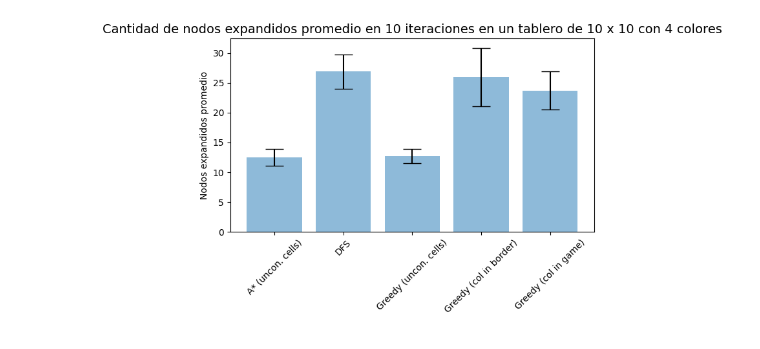
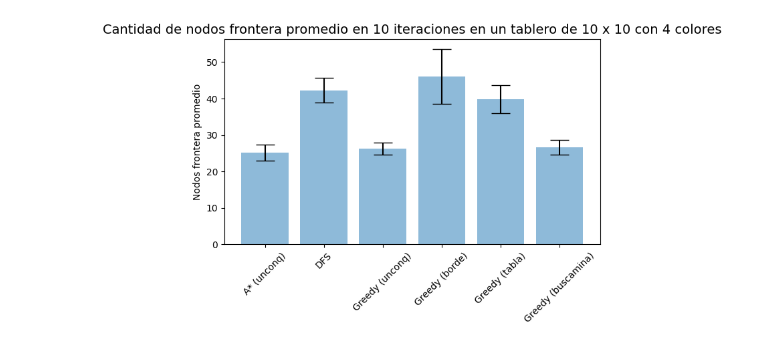
Before and after one commit to ichayer/sia, a Jupyter notebook: tp1/results.ipynb, the cells around one changed output. Saved outputs shown, nothing was run; the diff lists cells and outputs as text; code cells hidden in the pictures.

Commit message:
Fix A* star bug and add final charts

```diff
--- a/tp1/results.ipynb
+++ b/tp1/results.ipynb
@@ -236,6 +361,6 @@ plt.show()
 # %%
 """
-    Este codigo genera el gráfico correspondiente a la cantidad de nodos expandidos por los algoritmos no optimos
+    Este codigo genera el gráfico correspondiente a la cantidad de nodos frontera obtenidos por los algoritmos no optimos
     El cálculo se hace para una cierta cantidad de iteraciones definido en iters
 """
 
@@ -244,6 +369,7 @@ dfs_nodes = []
 greedy_nodes_h1 = []
 greedy_nodes_h2 = []
 greedy_nodes_h3 = []
+greedy_nodes_h4 = []
 
 iters = 10
 
@@ -252,60 +378,62 @@ for i in range(iters):
     fz = new_fillzone_game(grid_size, color_count)
 
     # A*
-    result = a_star_solver(fz, NonAdmissibleHeuristics.amount_of_unconquered_cells)
-    a_star_nodes.append(result.nodes_expanded)
+    result = a_star_solve(fz, NonAdmissibleHeuristics.amount_of_unconquered_cells)
+    a_star_nodes.append(result.border_nodes)
 
     # DFS
     result = dfs_solve(fz)
-    dfs_nodes.append(result.nodes_expanded)
+    dfs_nodes.append(result.border_nodes)
 
-    # Greedy h1
+    # Greedy
     result = greedy_solve(fz, NonAdmissibleHeuristics.amount_of_unconquered_cells)
-    greedy_nodes_h1.append(result.nodes_expanded)
+    greedy_nodes_h1.append(result.border_nodes)
 
-    # Greedy h2
     result = greedy_solve(fz, AdmissibleHeuristics.different_colors_in_border)
-    greedy_nodes_h2.append(result.nodes_expanded)
+    greedy_nodes_h2.append(result.border_nodes)
 
-    # Greedy h3
     result = greedy_solve(fz, AdmissibleHeuristics.different_colors_in_game_minus_one)
-    greedy_nodes_h3.append(result.nodes_expanded)
+    greedy_nodes_h3.append(result.border_nodes)
+
+    result = greedy_solve(fz, AdmissibleHeuristics.buscaminas_distance)
+    greedy_nodes_h4.append(result.border_nodes)
 
 
 # Calculo de la media y desvío estándar para cada método
 a_star_mean = np.mean(a_star_nodes)
 dfs_mean = np.mean(dfs_nodes)
 greedy_mean_h1 = np.mean(greedy_nodes_h1)
 greedy_mean_h2 = np.mean(greedy_nodes_h2)
 greedy_mean_h3 = np.mean(greedy_nodes_h3)
+greedy_mean_h4 = np.mean(greedy_nodes_h4)
 
 a_star_std = np.std(a_star_nodes)
 dfs_std = np.std(dfs_nodes)
 greedy_std_h1 = np.std(greedy_nodes_h1)
 greedy_std_h2 = np.std(greedy_nodes_h2)
 greedy_std_h3 = np.std(greedy_nodes_h3)
+greedy_std_h4 = np.std(greedy_nodes_h4)
 
 # Lista con los valores de tiempo promedio y desvío estándar para cada método
-means = [a_star_mean, dfs_mean, greedy_mean_h1, greedy_mean_h2, greedy_mean_h3]
-stds = [a_star_std, dfs_std, greedy_std_h1, greedy_std_h2, greedy_std_h3]
+means = [a_star_mean, dfs_mean, greedy_mean_h1, greedy_mean_h2, greedy_mean_h3, greedy_mean_h4]
+stds = [a_star_std, dfs_std, greedy_std_h1, greedy_std_h2, greedy_std_h3, greedy_std_h4]
 
 # Gráfico de barras
 fig, ax = plt.subplots()
-x_labels = ["A* (uncon. cells)", "DFS", "Greedy (uncon. cells)",
-            "Greedy (col. in border)", "Greedy (col. in game)"]
+x_labels = ["A* (unconq)", "DFS", "Greedy (unconq)", "Greedy (borde)", "Greedy (tabla)", "Greedy (buscamina)"]
 x_pos = np.arange(len(x_labels))
 ax.bar(x_pos, means, yerr=stds, align="center", alpha=0.5, ecolor="black", capsize=10)
 ax.set_xticks(x_pos)
 ax.set_xticklabels(x_labels)
-ax.set_ylabel("Nodos expandidos promedio")
+ax.set_ylabel("Nodos frontera promedio")
 ax.set_ylim(bottom=0)
-ax.set_title(f"Cantidad de nodos expandidos promedio en {iters} iteraciones "
+ax.set_title(f"Cantidad de nodos frontera promedio en {iters} iteraciones "
              f"en un tablero de {grid_size} x {grid_size} con {color_count} colores",
              fontsize=14)
 
 plt.setp(ax.get_xticklabels(), rotation=45, ha="center", fontsize=10)
 plt.subplots_adjust(bottom=0.2, wspace=0.4) # Aumentar espacio en la parte inferior del gráfico y el espacio entre etiquetas
 plt.tight_layout()
 plt.show()
 # %% [output]
-[figure, old version]
+[figure, new version]
```
Also changed, not shown: parts of 11 cells of this notebook, 2 other files.
